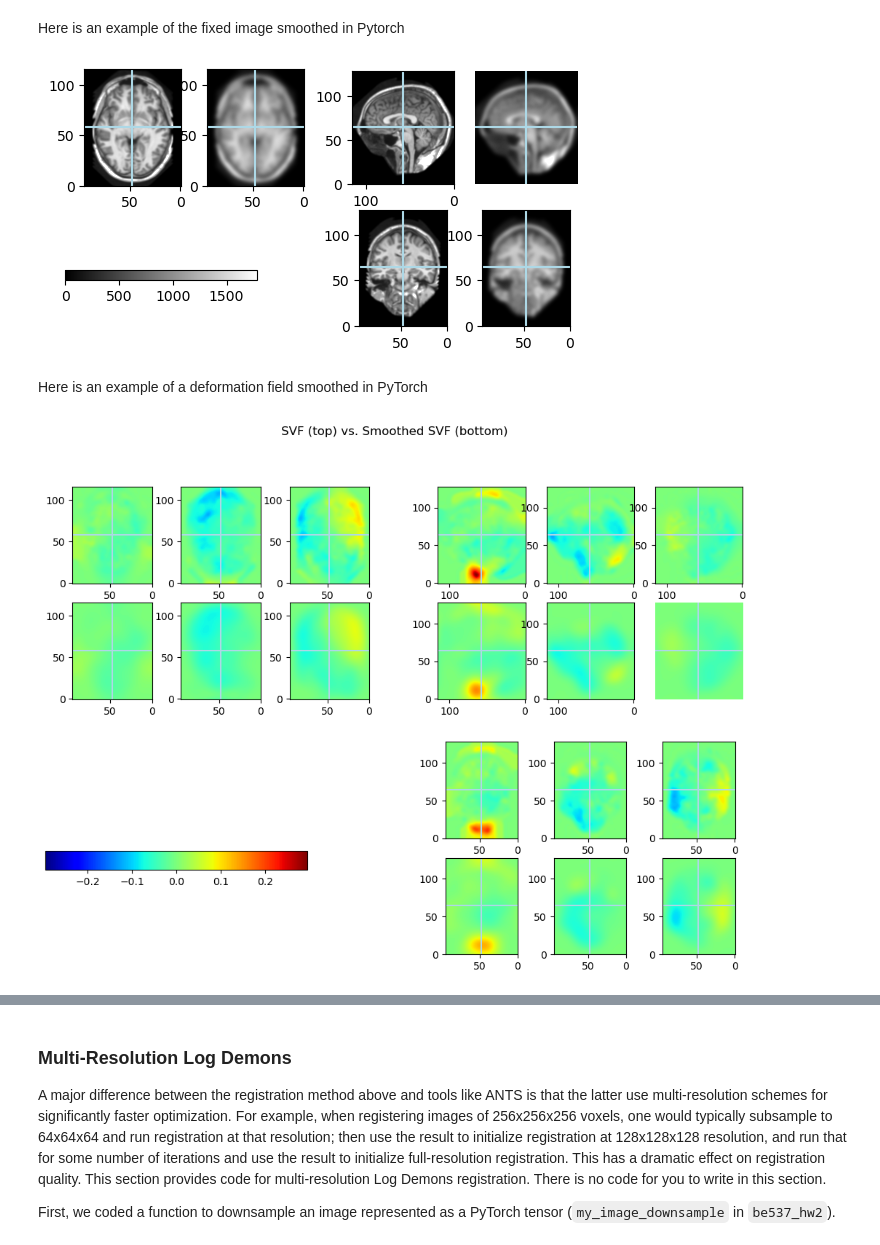
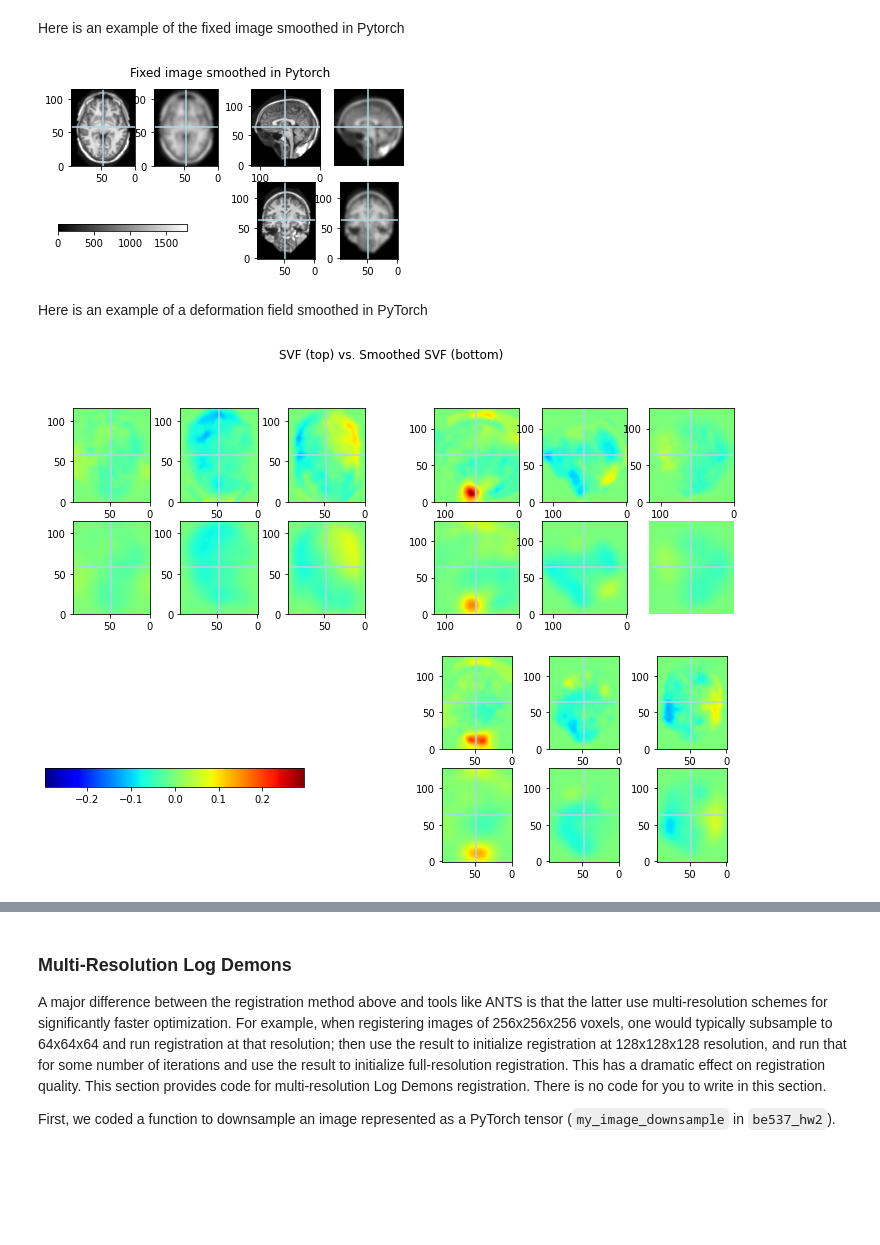
Before and after one commit to cathalye/be537, a Jupyter notebook: assignment2/package/Assignment2_base_template.ipynb, the cells around one changed output, grey strips where cells are left out. Cells and saved outputs as stored; diff of their text form; code cells hidden in the pictures; blank space fills up the shorter version.

```diff
--- a/assignment2/package/Assignment2_base_template.ipynb
+++ b/assignment2/package/Assignment2_base_template.ipynb
@@ -38,7 +46,7 @@ from be537hw2 import *
 # Configure matplotlib options
 import matplotlib
 %matplotlib inline
-# matplotlib.rcParams['figure.figsize'] = [10, 9]
 
 # Path to the data for this experiment
-data_path='./data'
+data_path='drive/MyDrive/be537/assignments/assignment2/package/data/'
+print(os.path.abspath(data_path))
@@ -311,7 +398,8 @@ def my_gaussian_fft_kernel(I_ref, sigma):
 
     # Generate a Gaussian kernel, convert to PyTorch
     K = torch.tensor(my_gaussian_3d(sigma),
-                     dtype=I_ref.dtype, device=I_ref.device).unsqueeze(0).unsqueeze(0)
+                     dtype=I_ref.dtype,
+                     device=I_ref.device).unsqueeze(0).unsqueeze(0)
 
     # Normalize the kernel
     K = K / K.sum()
@@ -390,17 +478,18 @@ def my_pytorch_gaussian_lpf_transform(v, sigma=None, kernel=None):
 Here is an example of the fixed image smoothed in Pytorch
 # %%
 I_sm = my_pytorch_gaussian_lpf(I_fix, sigma=2.0)
-my_view_multi([I_fix, I_sm], hdr_fix)
+my_view_multi([I_fix, I_sm], hdr_fix, title="Fixed image smoothed in Pytorch")
 # %% [output]
-[figure, old version]
+[figure, new version]
 # %% [markdown]
 Here is an example of a deformation field smoothed in PyTorch
 # %%
 I_svf_sm = my_pytorch_gaussian_lpf_transform(I_svf, sigma=6.0)
-my_view_multi(torch.cat((I_svf, I_svf_sm)), hdr_fix, is_warp=True, transpose=True, cmap='jet', figwidth=12,
-             title='SVF (top) vs. Smoothed SVF (bottom)')
+my_view_multi(torch.cat((I_svf, I_svf_sm)), hdr_fix, is_warp=True,
+              transpose=True, cmap='jet', figwidth=12,
+              title='SVF (top) vs. Smoothed SVF (bottom)')
 # %% [output]
-[figure, old version]
+[figure, new version]
 # %% [markdown]
 ## Optical flow computation
 
```
Also changed, not shown: parts of 71 cells of this notebook.
